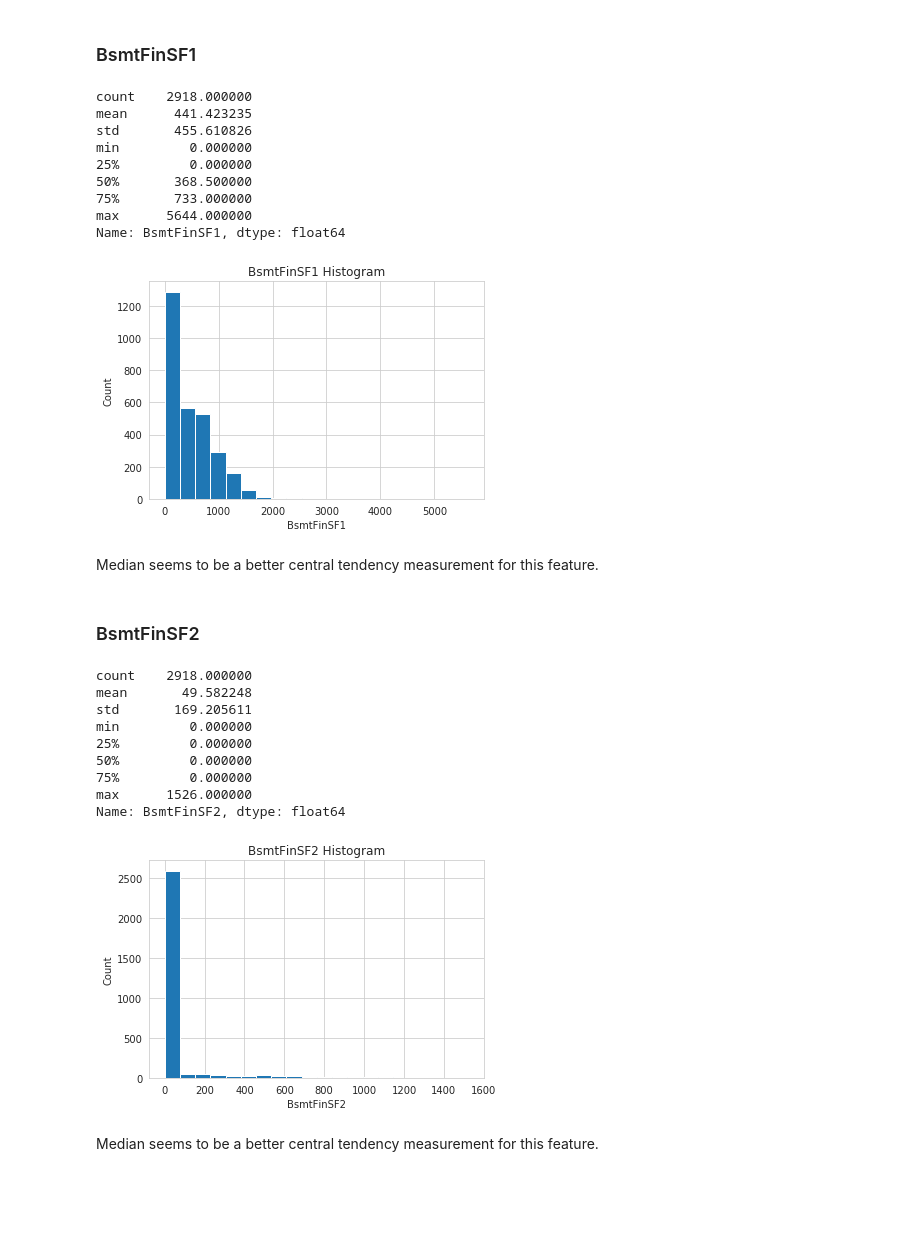
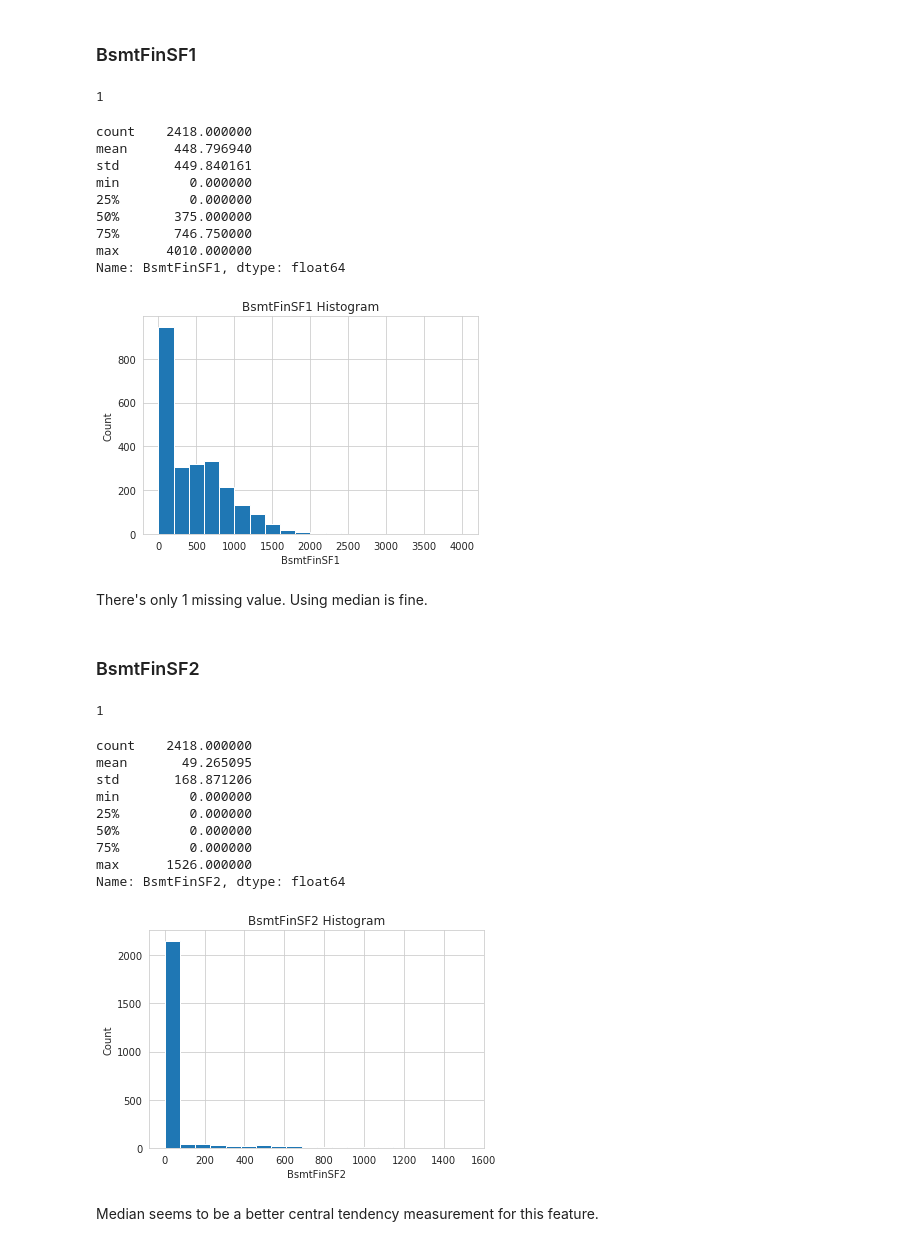
Before and after one commit to nt-ds/practice-handling-missing-data, a Jupyter notebook: notebook/Practice_Handling_Missing_Data.ipynb, the cells around one changed output. Cells and saved outputs as stored; diff of their text form; code cells hidden in the pictures; blank space fills up the shorter version.

Commit message:
Updated EDA & performed more missing value techniques

```diff
--- a/notebook/Practice_Handling_Missing_Data.ipynb
+++ b/notebook/Practice_Handling_Missing_Data.ipynb
@@ -224,35 +216,43 @@ plt.ylabel("Count");
 Median seems to be a better central tendency measurement for this feature.
 # %% [markdown]
 ### BsmtFinSF1
+# %%
+training.BsmtFinSF1.isna().sum()
+# %% [output]
+1
 # %%
-ih.BsmtFinSF1.describe()
+training.BsmtFinSF1.describe()
 # %% [output]
-count    2918.000000
-mean      441.423235
-std       455.610826
+count    2418.000000
+mean      448.796940
+std       449.840161
 min         0.000000
 25%         0.000000
-50%       368.500000
-75%       733.000000
-max      5644.000000
+50%       375.000000
+75%       746.750000
+max      4010.000000
 Name: BsmtFinSF1, dtype: float64
 # %%
-ih.BsmtFinSF1.hist(bins=20);
+training.BsmtFinSF1.hist(bins=20);
 plt.title("BsmtFinSF1 Histogram");
 plt.xlabel("BsmtFinSF1");
 plt.ylabel("Count");
 # %% [output]
-[figure, old version]
+[figure, new version]
-# %% [markdown]
-Median seems to be a better central tendency measurement for this feature.
+# %% [markdown]
+There's only 1 missing value. Using median is fine.
 # %% [markdown]
 ### BsmtFinSF2
+# %%
+training.BsmtFinSF2.isna().sum()
+# %% [output]
+1
 # %%
-ih.BsmtFinSF2.describe()
+training.BsmtFinSF2.describe()
 # %% [output]
-count    2918.000000
-mean       49.582248
-std       169.205611
+count    2418.000000
+mean       49.265095
+std       168.871206
 min         0.000000
 25%         0.000000
 50%         0.000000
@@ -260,12 +260,12 @@ min         0.000000
 max      1526.000000
 Name: BsmtFinSF2, dtype: float64
 # %%
-ih.BsmtFinSF2.hist(bins=20);
+training.BsmtFinSF2.hist(bins=20);
 plt.title("BsmtFinSF2 Histogram");
 plt.xlabel("BsmtFinSF2");
 plt.ylabel("Count");
 # %% [output]
-[figure, old version]
+[figure, new version]
 # %% [markdown]
 Median seems to be a better central tendency measurement for this feature.
 # %% [markdown]
```
Also changed, not shown: parts of 57 cells of this notebook.
